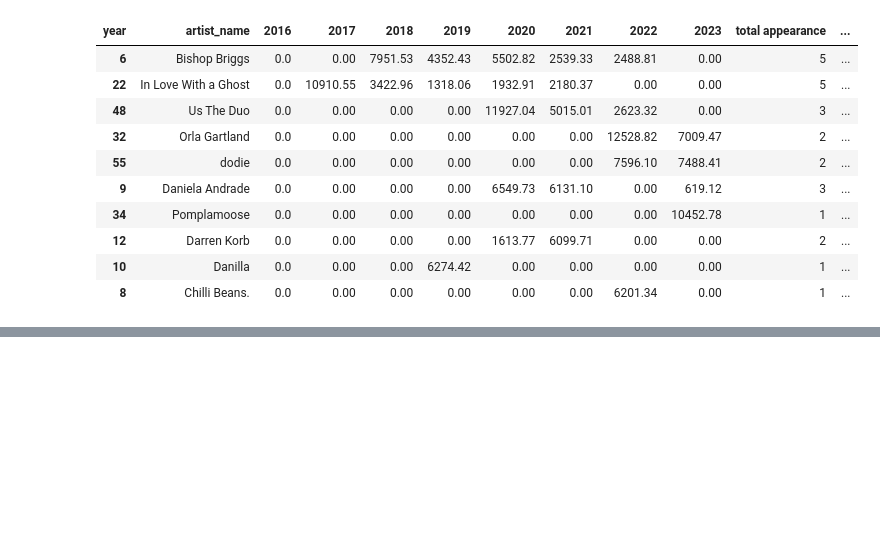
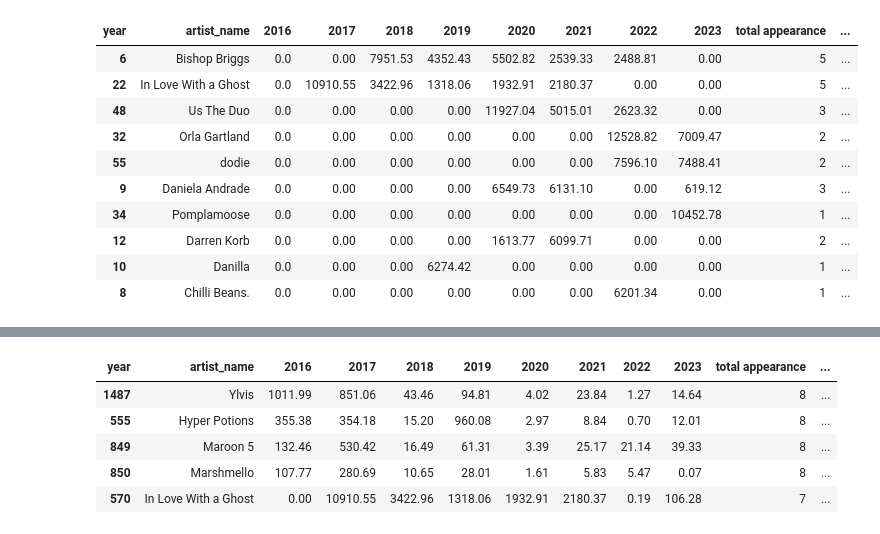
Before and after one commit to nazhifkojaz/Spotify-Analysis-Data-Collection-, a Jupyter notebook: spanalysis_dataanalysis.ipynb, the cells around one changed output, grey strips where cells are left out. Saved outputs shown, nothing was run; the diff lists cells and outputs as text; code cells hidden in the pictures; blank space fills up the shorter version.

```diff
--- a/spanalysis_dataanalysis.ipynb
+++ b/spanalysis_dataanalysis.ipynb
@@ -195,0 +217,9 @@ top10_artists_pivot.sort_values('total minutes', ascending=False).head(10)
+# %%
+all_artists_pivot.sort_values(by=['total appearance', 'total minutes'], ascending=[False, False]).head(5)
+# %% [output]
+| year | artist_name | 2016 | 2017 | 2018 | 2019 | 2020 | 2021 | 2022 | 2023 | total appearance | ... |
+| 1487 | Ylvis | 1011.99 | 851.06 | 43.46 | 94.81 | 4.02 | 23.84 | 1.27 | 14.64 | 8 | ... |
+| 555 | Hyper Potions | 355.38 | 354.18 | 15.20 | 960.08 | 2.97 | 8.84 | 0.70 | 12.01 | 8 | ... |
+| 849 | Maroon 5 | 132.46 | 530.42 | 16.49 | 61.31 | 3.39 | 25.17 | 21.14 | 39.33 | 8 | ... |
+| 850 | Marshmello | 107.77 | 280.69 | 10.65 | 28.01 | 1.61 | 5.83 | 5.47 | 0.07 | 8 | ... |
+| 570 | In Love With a Ghost | 0.00 | 10910.55 | 3422.96 | 1318.06 | 1932.91 | 2180.37 | 0.19 | 106.28 | 7 | ... |
```
Also changed, not shown: parts of 10 cells of this notebook, 1 other file.
